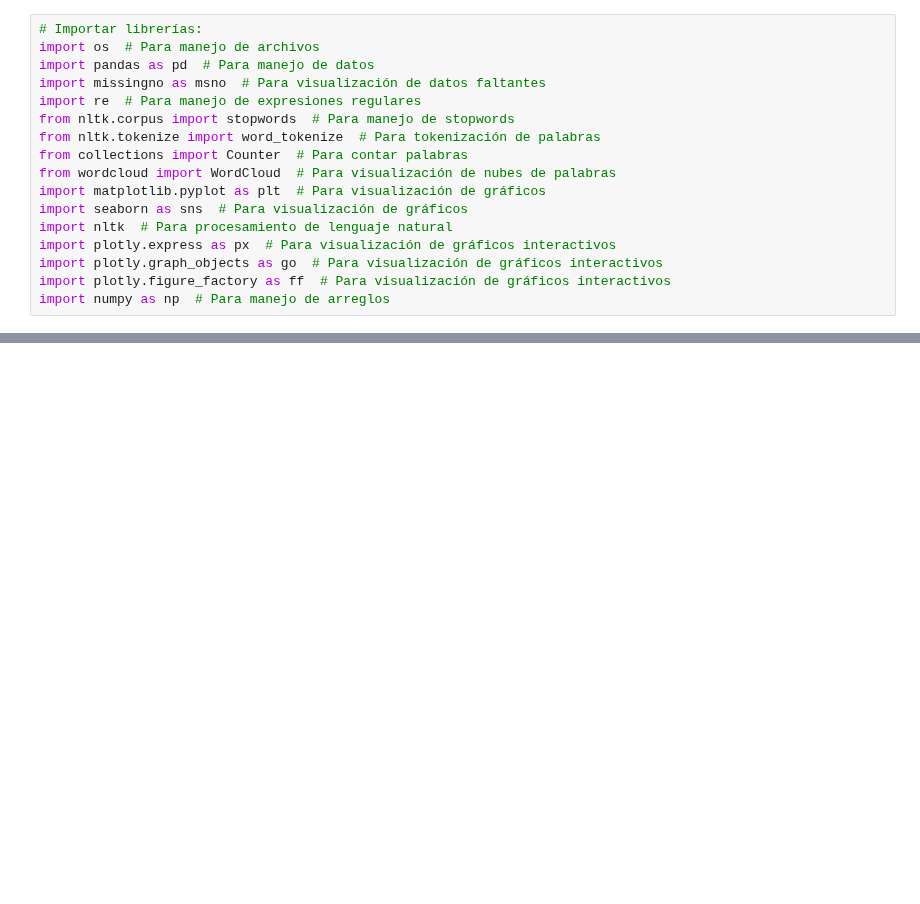
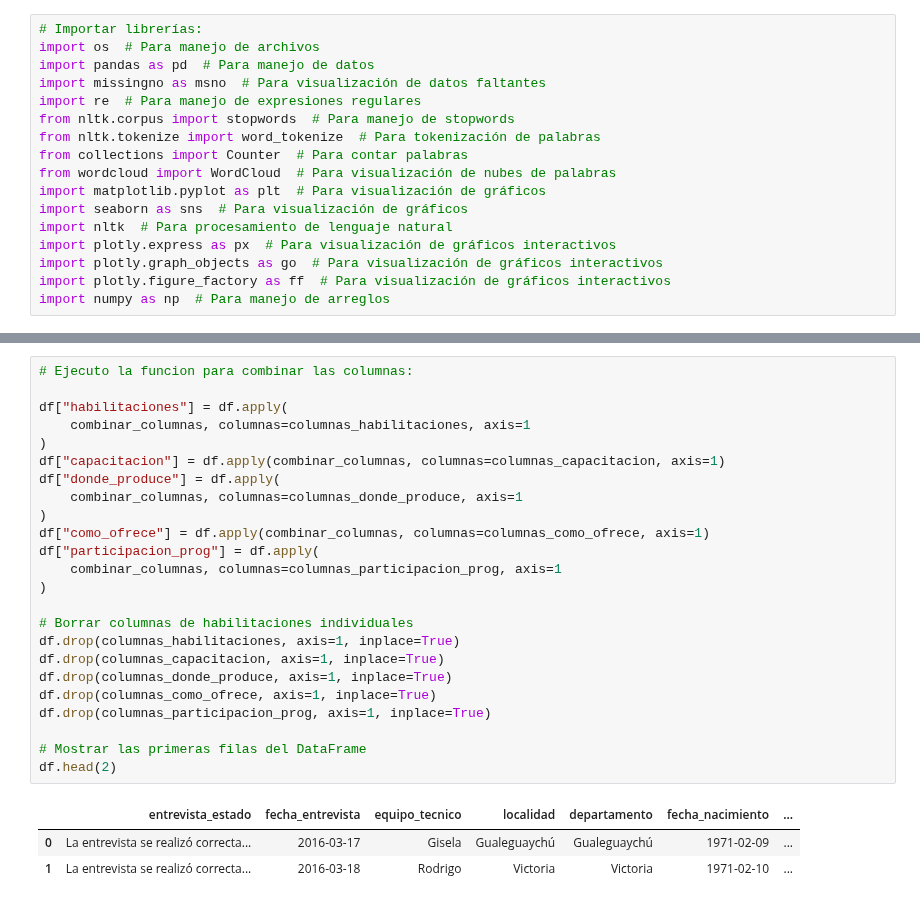
Before and after one commit to sosarodrigox/coderhouse_emprendedores_it, a Jupyter notebook: MachineLearning_SosaRodrigo.ipynb, the cells around one changed output, grey strips where cells are left out. Drawn from its saved outputs; the diff is of its cells as text; blank space fills up the shorter version.

```diff
--- a/MachineLearning_SosaRodrigo.ipynb
+++ b/MachineLearning_SosaRodrigo.ipynb
@@ -82,0 +172,28 @@ df.head(2)
+# %%
+# Ejecuto la funcion para combinar las columnas:
+
+df["habilitaciones"] = df.apply(
+    combinar_columnas, columnas=columnas_habilitaciones, axis=1
+)
+df["capacitacion"] = df.apply(combinar_columnas, columnas=columnas_capacitacion, axis=1)
+df["donde_produce"] = df.apply(
+    combinar_columnas, columnas=columnas_donde_produce, axis=1
+)
+df["como_ofrece"] = df.apply(combinar_columnas, columnas=columnas_como_ofrece, axis=1)
+df["participacion_prog"] = df.apply(
+    combinar_columnas, columnas=columnas_participacion_prog, axis=1
+)
+
+# Borrar columnas de habilitaciones individuales
+df.drop(columnas_habilitaciones, axis=1, inplace=True)
+df.drop(columnas_capacitacion, axis=1, inplace=True)
+df.drop(columnas_donde_produce, axis=1, inplace=True)
+df.drop(columnas_como_ofrece, axis=1, inplace=True)
+df.drop(columnas_participacion_prog, axis=1, inplace=True)
+
+# Mostrar las primeras filas del DataFrame
+df.head(2)
+# %% [output]
+|  | entrevista_estado | fecha_entrevista | equipo_tecnico | localidad | departamento | fecha_nacimiento | ... |
+| 0 | La entrevista se realizó correcta... | 2016-03-17 | Gisela | Gualeguaychú | Gualeguaychú | 1971-02-09 | ... |
+| 1 | La entrevista se realizó correcta... | 2016-03-18 | Rodrigo | Victoria | Victoria | 1971-02-10 | ... |
```
Also changed, not shown: parts of 12 cells of this notebook, 1 other file.
